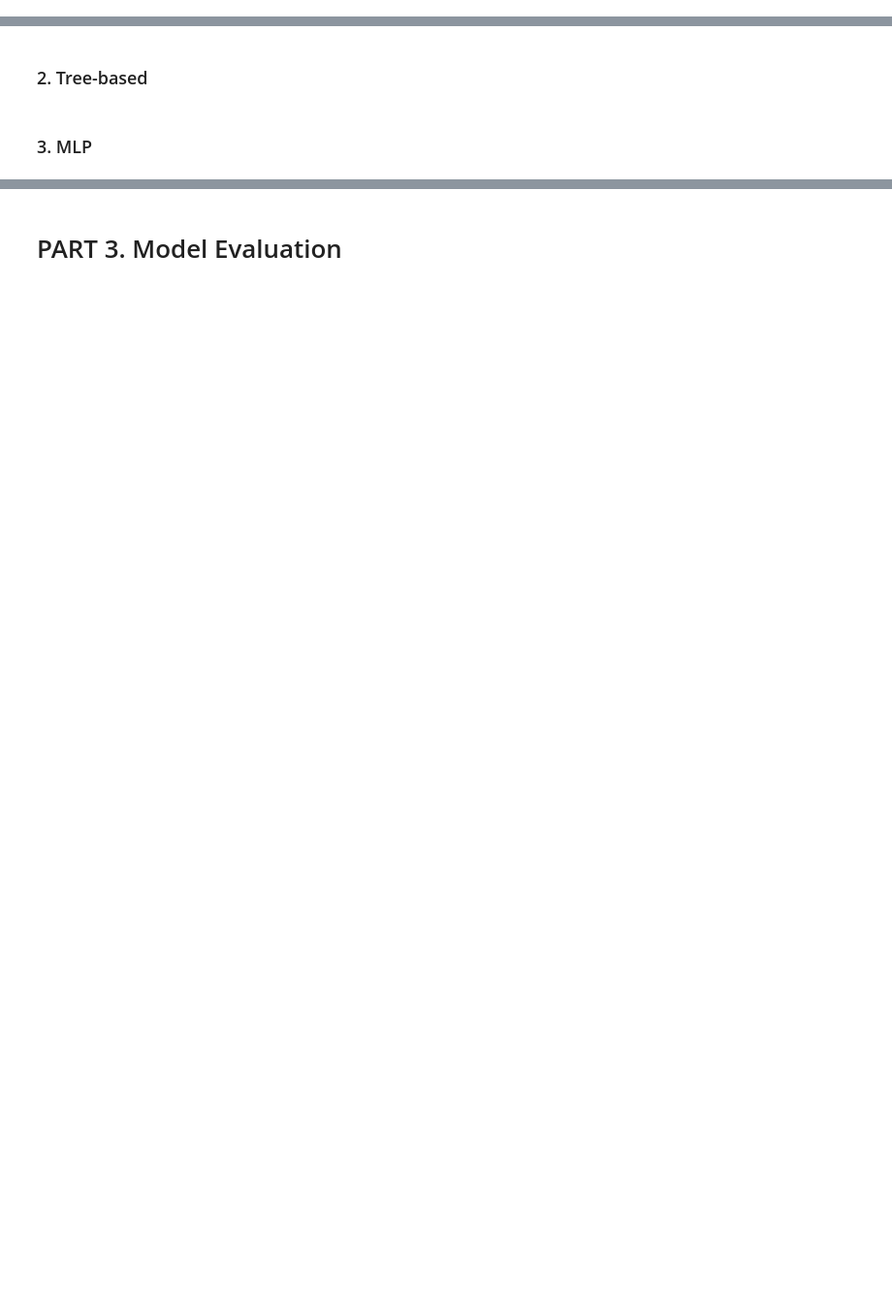
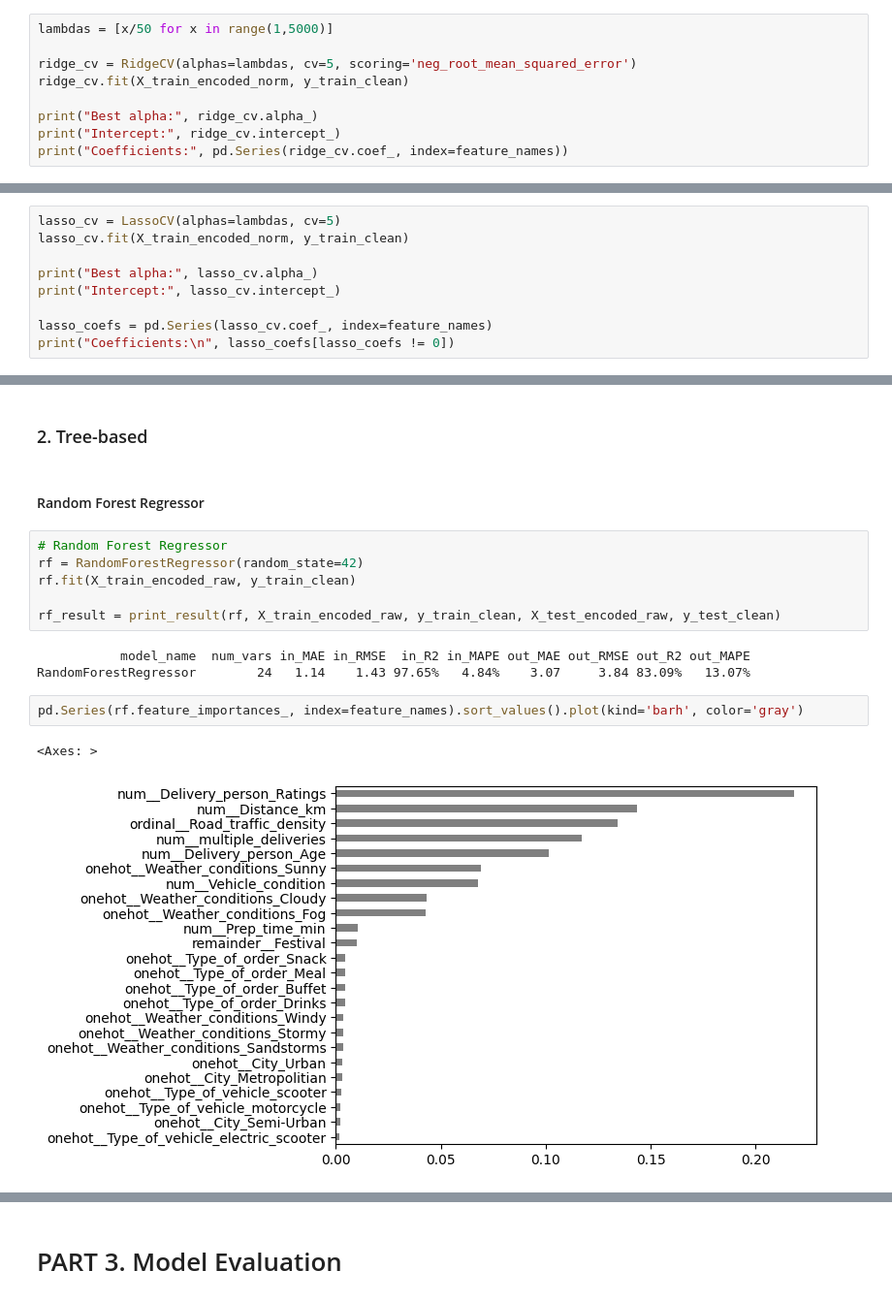
Before and after one commit to SJSUCMPE257/food-delivery-time-prediction, a Jupyter notebook: notebooks/Annas-experiment.ipynb, the cells around one changed output, grey strips where cells are left out. Shown at 97% size. Drawn from its saved outputs; the diff is of its cells as text; blank space fills up the shorter version.

```diff
--- a/notebooks/Annas-experiment.ipynb
+++ b/notebooks/Annas-experiment.ipynb
@@ -859,0 +832,9 @@ plt.show()
+# %%
+lambdas = [x/50 for x in range(1,5000)]
+
+ridge_cv = RidgeCV(alphas=lambdas, cv=5, scoring='neg_root_mean_squared_error')
+ridge_cv.fit(X_train_encoded_norm, y_train_clean)
+
+print("Best alpha:", ridge_cv.alpha_)
+print("Intercept:", ridge_cv.intercept_)
+print("Coefficients:", pd.Series(ridge_cv.coef_, index=feature_names))
@@ -859,0 +866,9 @@ plt.show()
+# %%
+lasso_cv = LassoCV(alphas=lambdas, cv=5)
+lasso_cv.fit(X_train_encoded_norm, y_train_clean)
+
+print("Best alpha:", lasso_cv.alpha_)
+print("Intercept:", lasso_cv.intercept_)
+
+lasso_coefs = pd.Series(lasso_cv.coef_, index=feature_names)
+print("Coefficients:\n", lasso_coefs[lasso_coefs != 0])
@@ -860,4 +899,18 @@ plt.show()
 # %% [markdown]
 ### 2. Tree-based
-# %% [markdown]
-### 3. MLP
+# %% [markdown]
+#### Random Forest Regressor
+# %%
+# Random Forest Regressor
+rf = RandomForestRegressor(random_state=42)
+rf.fit(X_train_encoded_raw, y_train_clean)
+
+rf_result = print_result(rf, X_train_encoded_raw, y_train_clean, X_test_encoded_raw, y_test_clean)
+# %% [output]
+           model_name  num_vars in_MAE in_RMSE  in_R2 in_MAPE out_MAE out_RMSE out_R2 out_MAPE
+RandomForestRegressor        24   1.14    1.43 97.65%   4.84%    3.07     3.84 83.09%   13.07%
+# %%
+pd.Series(rf.feature_importances_, index=feature_names).sort_values().plot(kind='barh', color='gray')
+# %% [output]
+<Axes: >
+[figure, added]
```
Also changed, not shown: parts of 42 cells of this notebook, 4 other files.
